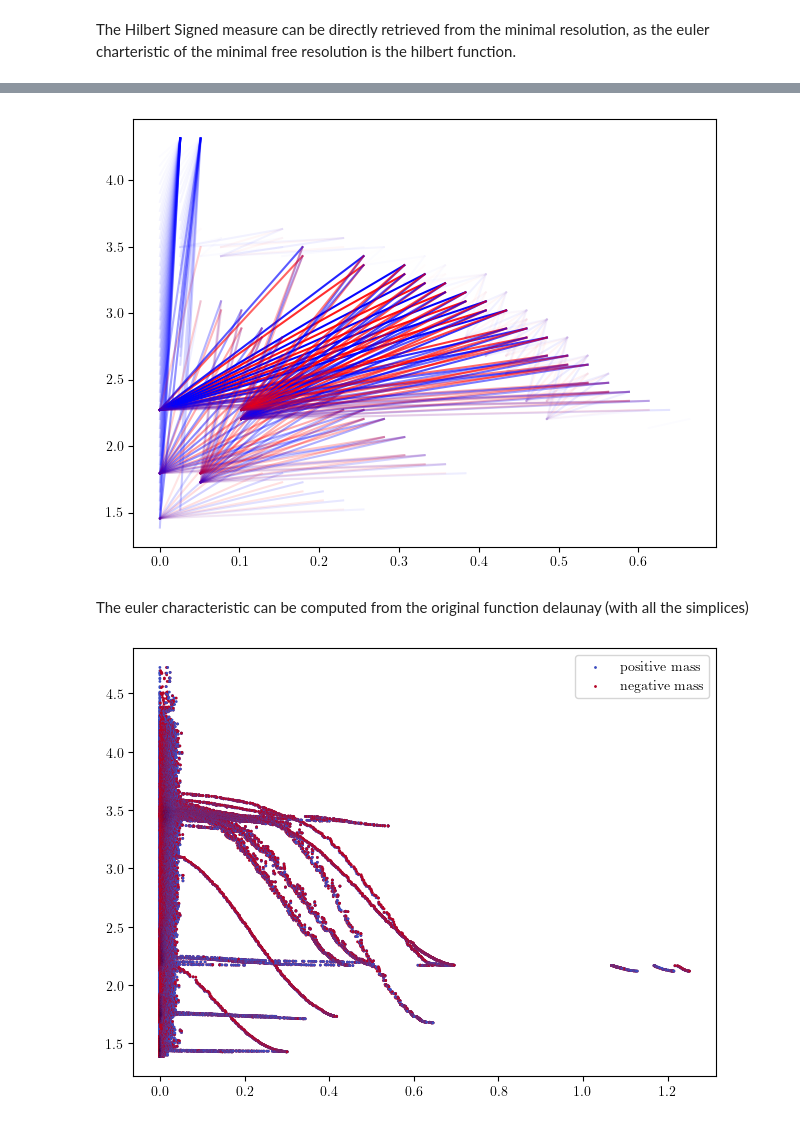
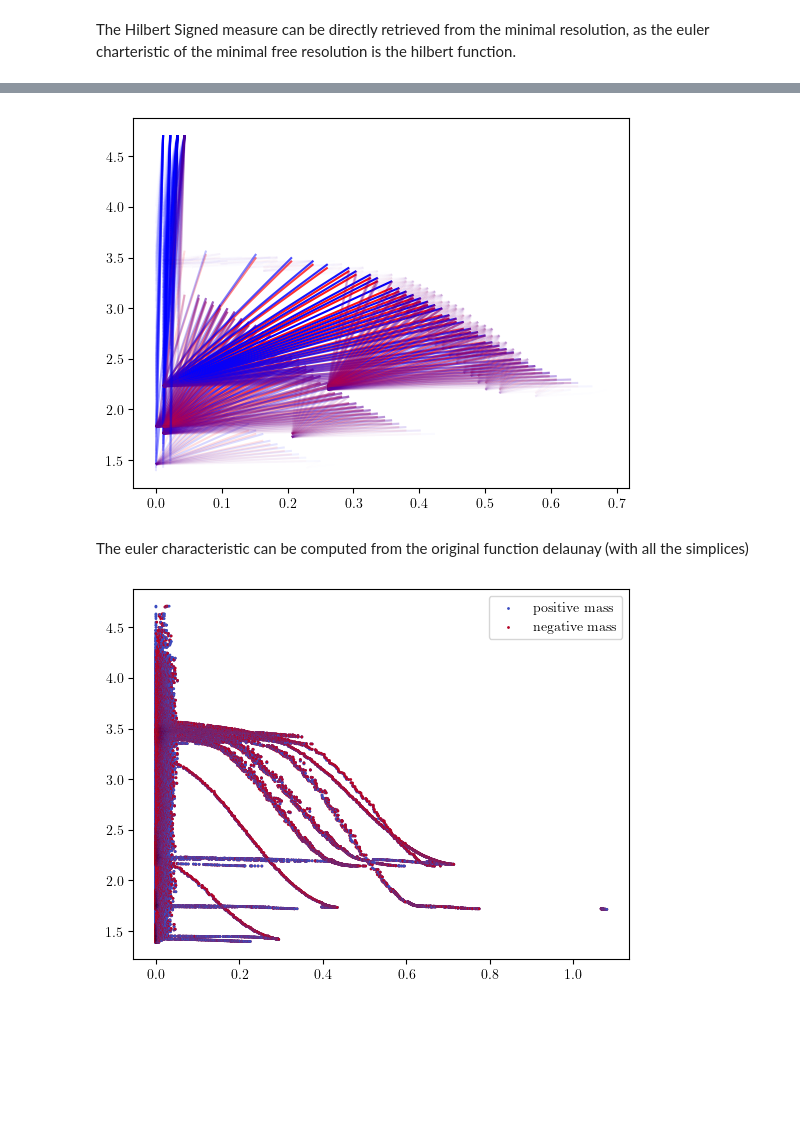
Before and after one commit to DavidLapous/multipers, a Jupyter notebook: docs/notebooks/multipers_intro.ipynb, the cells around one changed output, grey strips where cells are left out. Saved outputs shown, nothing was run; the diff lists cells and outputs as text; code cells hidden in the pictures; blank space fills up the shorter version.

```diff
--- a/docs/notebooks/multipers_intro.ipynb
+++ b/docs/notebooks/multipers_intro.ipynb
@@ -224,7 +225,7 @@ simplextree.prune_above_dimension(2) ## The simplices above dimension 2 are not
 grid = mp.grids.compute_grid( ## Computes a subgrid
     simplextree,
     strategy="regular", # i.e., will return a regular grid
-    resolution=50,
+    resolution=100,
 )
 rank_sm = mp.signed_measure(
     simplextree.grid_squeeze(grid), # we coarsen the simplextree before feeding it to the invariant computation
@@ -345,7 +346,7 @@ function_delaunay = DelaunayLowerstar(points = X, function = -density) ## needs
 # %% [markdown]
 On which we compute the minimal presentation of degree 1, using mpfree.
 # %%
-minimal_presentation = function_delaunay.minpres(degree=1).to_colexical() ## needs mpfree
+minimal_presentation = mp.Slicer(function_delaunay).minpres(degree=1).to_colexical() ## needs mpfree
 # Note. These two steps can be done faster by providing the degree to function_delaunay
 # %% [markdown]
 There are different options there, but in this case we end up with a `Slicer` structure, which can be used to compute our previous invariant, in a much quicker way.
@@ -368,14 +371,14 @@ mpp.plot_signed_measure(hilbert_sm, s=4)
 # %%
 # rank invariant is slow to compute, we coarsenn the grid first using `grid_squeeze`.
-coarsenned_presentation = minimal_presentation.grid_squeeze(strategy="regular_closest", resolution=50)
-rank_sm, = mp.signed_measure(coarsenned_presentation, invariant = "rank", degree=1)
+coarsenned_presentation = minimal_presentation.grid_squeeze(strategy="regular_closest", resolution=100).minpres(1, force=True)
+rank_sm, = mp.signed_measure(coarsenned_presentation, invariant = "rank", degree=1, n_jobs=-1)
 mpp.plot_signed_measure(rank_sm)
 # %% [output]
-[figure, old version]
+[figure, new version]
 # %% [markdown]
 The euler characteristic can be computed from the original function delaunay (with all the simplices)
 # %%
-euler_sm, = mp.signed_measure(function_delaunay)
+euler_sm, = mp.signed_measure(mp.Slicer(function_delaunay))
 mpp.plot_signed_measure(euler_sm, s=1)
 # %% [output]
-[figure, old version]
+[figure, new version]
```
Also changed, not shown: parts of 18 cells of this notebook, 4 other files.
